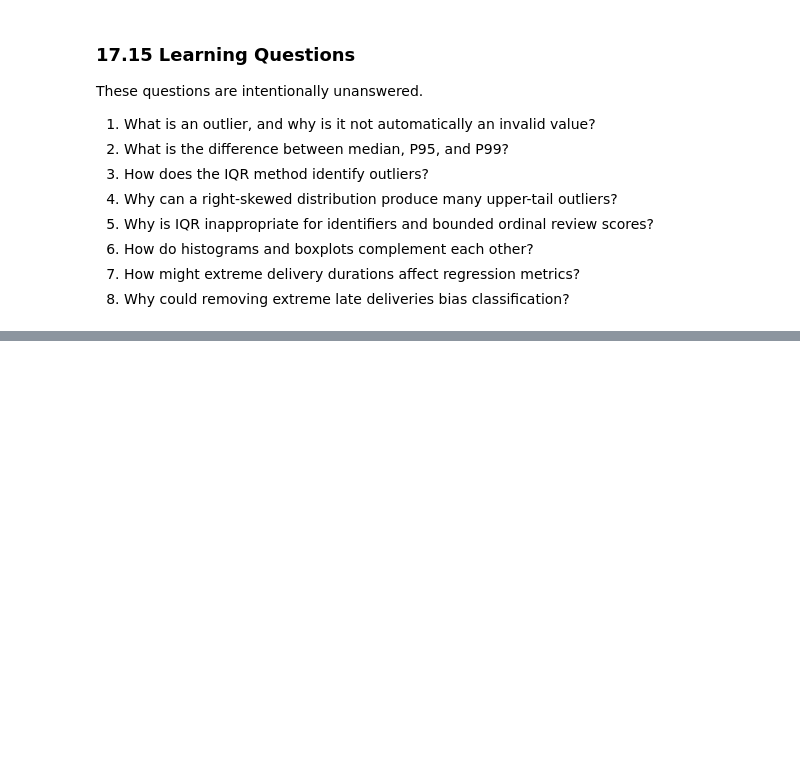
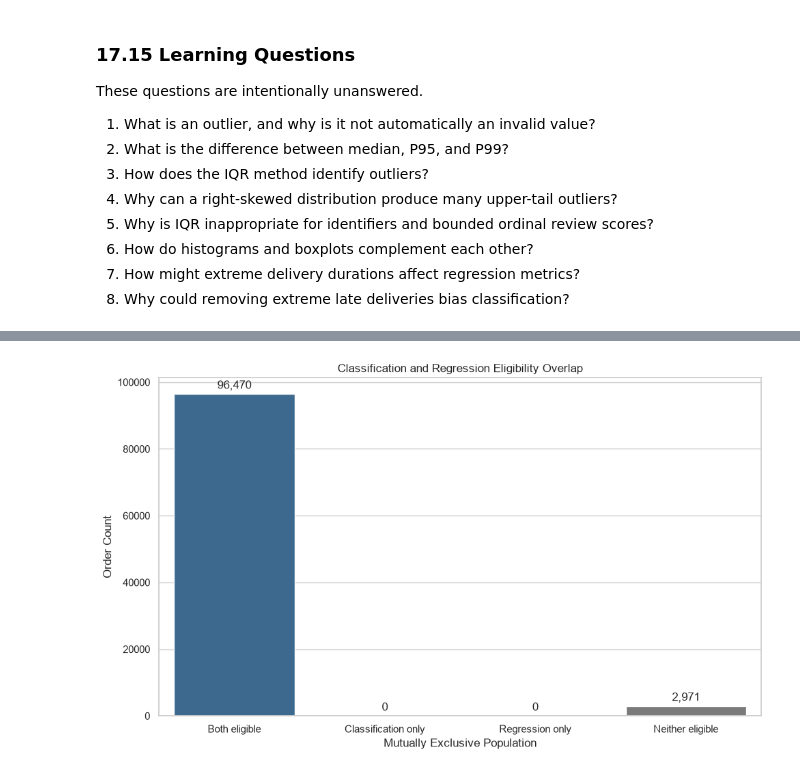
Before and after one commit to mmubashir95/ecommerce-delivery-intelligence, a Jupyter notebook: notebooks/02_data_quality.ipynb, the cells around one changed output, grey strips where cells are left out. Saved outputs shown, nothing was run; the diff lists cells and outputs as text; code cells hidden in the pictures; blank space fills up the shorter version.

```diff
--- a/notebooks/02_data_quality.ipynb
+++ b/notebooks/02_data_quality.ipynb
@@ -4828,0 +5246,13 @@ These questions are intentionally unanswered.
+# %%
+fig, ax = plt.subplots(figsize=(10, 6))
+overlap_colors = ["#2F6B9A", "#8FB9D4", "#E8B46A", "#7A7A7A"]
+sns.barplot(data=eligibility_overlap, x="Population", y="Order Count", hue="Population", palette=overlap_colors, legend=False, ax=ax)
+for container in ax.containers:
+    ax.bar_label(container, fmt="{:,.0f}", padding=3)
+ax.set_title("Classification and Regression Eligibility Overlap")
+ax.set_xlabel("Mutually Exclusive Population")
+ax.set_ylabel("Order Count")
+plt.tight_layout()
+plt.show()
+# %% [output]
+[figure, added]
```
Also changed, not shown: parts of 23 cells of this notebook.
